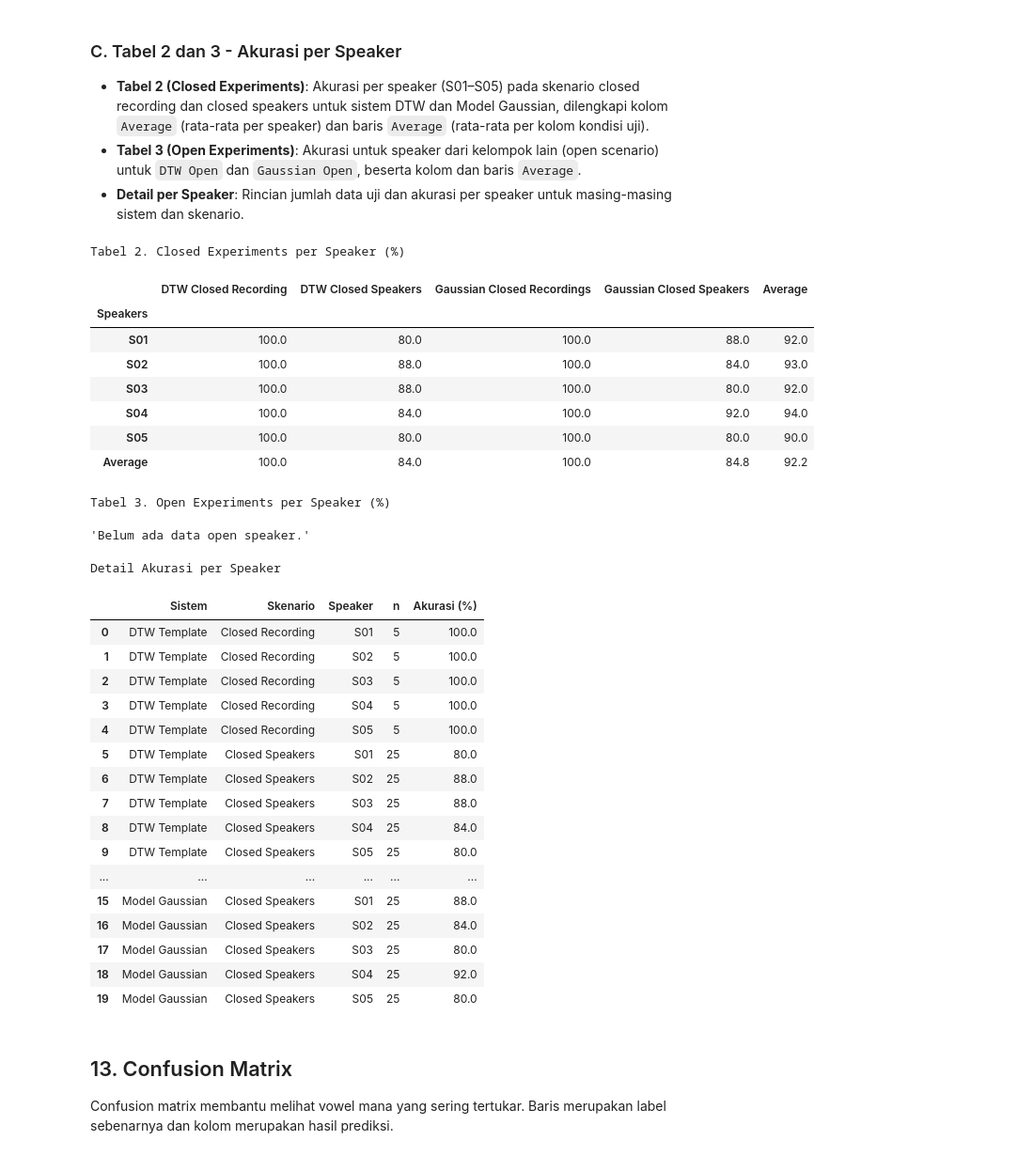
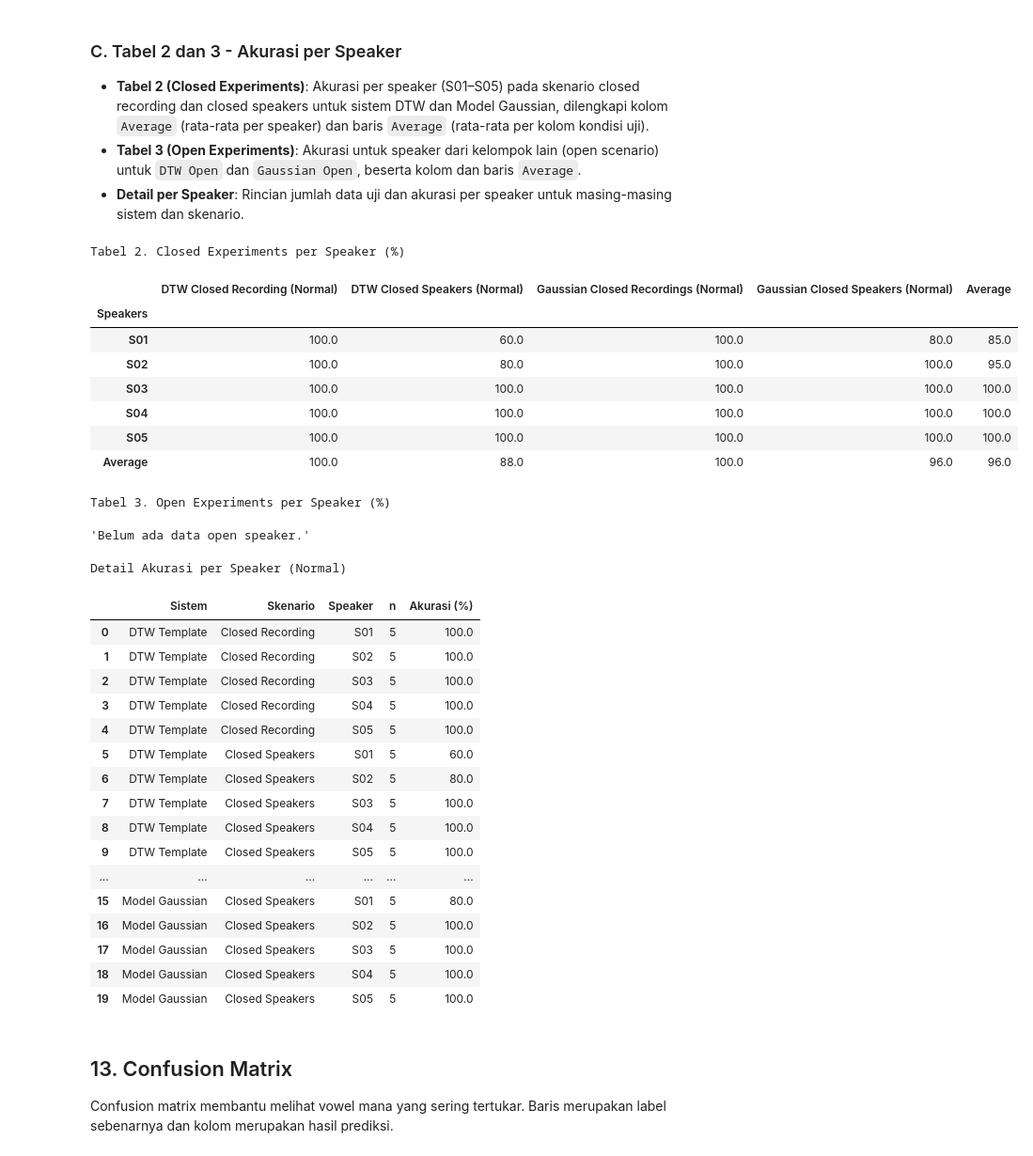
Before and after one commit to naomirisaka/Pengenalan_Vowel_Bahasa_Indonesia, a Jupyter notebook: main.ipynb, the cells around one changed output. Shown at 94% size. Saved outputs shown, nothing was run; the diff lists cells and outputs as text; code cells hidden in the pictures.

```diff
--- a/main.ipynb
+++ b/main.ipynb
@@ -558,18 +560,30 @@ Rata-rata dihitung dari skenario yang tersedia. Skenario open dilewati jika fold
 Akurasi = (jumlah prediksi benar / jumlah seluruh data uji) x 100%. Nilai rata-rata pada tabel dihitung dari skenario yang memiliki data hasil.
 # %%
 from src.evaluate import (
+    accuracy_per_condition,
     accuracy_per_speaker,
     accuracy_per_speaker_closed,
     accuracy_per_speaker_open,
     accuracy_per_vowel,
     all_confusion_matrices,
     evaluate_all,
+    filter_condition,
     overall_accuracy,
 )
 
-print("Skenario:", ", ".join(sorted(results["scenario"].unique())))
+# Tabel utama hanya memakai rekaman kondisi normal (sesuai spesifikasi)
+results_normal = filter_condition(results, "normal")
 
-ringkasan = overall_accuracy(results)
-display(ringkasan.round(2))
+
+def label_normal(table):
+    """Tandai kolom skenario sebagai kondisi normal."""
+    return table.rename(columns=lambda c: c if c in ("Average", "Rata-rata") else f"{c} (Normal)")
+
+
+print("Skenario:", ", ".join(sorted(results_normal["scenario"].unique())))
+print(f"Jumlah prediksi normal: {len(results_normal)} dari {len(results)}")
+
+ringkasan = overall_accuracy(results_normal)
+display(label_normal(ringkasan).round(2))
 # %% [output]
 Skenario: closed_recording, closed_speaker
@@ -600,48 +615,48 @@ display(table1.round(2))
 - **Tabel 3 (Open Experiments)**: Akurasi untuk speaker dari kelompok lain (open scenario) untuk `DTW Open` dan `Gaussian Open`, beserta kolom dan baris `Average`.
 - **Detail per Speaker**: Rincian jumlah data uji dan akurasi per speaker untuk masing-masing sistem dan skenario.
 # %%
-table2 = accuracy_per_speaker_closed(results)
-table3 = accuracy_per_speaker_open(results)
-table_detail = accuracy_per_speaker(results)
+table2 = accuracy_per_speaker_closed(results_normal)
+table3 = accuracy_per_speaker_open(results_normal)
+table_detail = accuracy_per_speaker(results_normal)
 
 print("Tabel 2. Closed Experiments per Speaker (%)")
-display(table2.round(2))
+display(label_normal(table2).round(2))
 
 print("\nTabel 3. Open Experiments per Speaker (%)")
-display(table3.round(2) if not table3.empty else "Belum ada data open speaker.")
+display(label_normal(table3).round(2) if not table3.empty else "Belum ada data open speaker.")
 
-print("\nDetail Akurasi per Speaker")
+print("\nDetail Akurasi per Speaker (Normal)")
 display(table_detail.round(2))
 # %% [output]
 Tabel 2. Closed Experiments per Speaker (%)
-|  | DTW Closed Recording | DTW Closed Speakers | Gaussian Closed Recordings | Gaussian Closed Speakers | Average |
+|  | DTW Closed Recording (Normal) | DTW Closed Speakers (Normal) | Gaussian Closed Recordings (Normal) | Gaussian Closed Speakers (Normal) | Average |
 | Speakers |  |  |  |  |  |
-| S01 | 100.0 | 80.0 | 100.0 | 88.0 | 92.0 |
-| S02 | 100.0 | 88.0 | 100.0 | 84.0 | 93.0 |
-| S03 | 100.0 | 88.0 | 100.0 | 80.0 | 92.0 |
-| S04 | 100.0 | 84.0 | 100.0 | 92.0 | 94.0 |
-| S05 | 100.0 | 80.0 | 100.0 | 80.0 | 90.0 |
-| Average | 100.0 | 84.0 | 100.0 | 84.8 | 92.2 |
+| S01 | 100.0 | 60.0 | 100.0 | 80.0 | 85.0 |
+| S02 | 100.0 | 80.0 | 100.0 | 100.0 | 95.0 |
+| S03 | 100.0 | 100.0 | 100.0 | 100.0 | 100.0 |
+| S04 | 100.0 | 100.0 | 100.0 | 100.0 | 100.0 |
+| S05 | 100.0 | 100.0 | 100.0 | 100.0 | 100.0 |
+| Average | 100.0 | 88.0 | 100.0 | 96.0 | 96.0 |
 Tabel 3. Open Experiments per Speaker (%)
 'Belum ada data open speaker.'
-Detail Akurasi per Speaker
+Detail Akurasi per Speaker (Normal)
 |  | Sistem | Skenario | Speaker | n | Akurasi (%) |
 | 0 | DTW Template | Closed Recording | S01 | 5 | 100.0 |
 | 1 | DTW Template | Closed Recording | S02 | 5 | 100.0 |
 | 2 | DTW Template | Closed Recording | S03 | 5 | 100.0 |
 | 3 | DTW Template | Closed Recording | S04 | 5 | 100.0 |
 | 4 | DTW Template | Closed Recording | S05 | 5 | 100.0 |
-| 5 | DTW Template | Closed Speakers | S01 | 25 | 80.0 |
-| 6 | DTW Template | Closed Speakers | S02 | 25 | 88.0 |
-| 7 | DTW Template | Closed Speakers | S03 | 25 | 88.0 |
-| 8 | DTW Template | Closed Speakers | S04 | 25 | 84.0 |
-| 9 | DTW Template | Closed Speakers | S05 | 25 | 80.0 |
+| 5 | DTW Template | Closed Speakers | S01 | 5 | 60.0 |
+| 6 | DTW Template | Closed Speakers | S02 | 5 | 80.0 |
+| 7 | DTW Template | Closed Speakers | S03 | 5 | 100.0 |
+| 8 | DTW Template | Closed Speakers | S04 | 5 | 100.0 |
+| 9 | DTW Template | Closed Speakers | S05 | 5 | 100.0 |
 | ... | ... | ... | ... | ... | ... |
-| 15 | Model Gaussian | Closed Speakers | S01 | 25 | 88.0 |
-| 16 | Model Gaussian | Closed Speakers | S02 | 25 | 84.0 |
-| 17 | Model Gaussian | Closed Speakers | S03 | 25 | 80.0 |
-| 18 | Model Gaussian | Closed Speakers | S04 | 25 | 92.0 |
-| 19 | Model Gaussian | Closed Speakers | S05 | 25 | 80.0 |
+| 15 | Model Gaussian | Closed Speakers | S01 | 5 | 80.0 |
+| 16 | Model Gaussian | Closed Speakers | S02 | 5 | 100.0 |
+| 17 | Model Gaussian | Closed Speakers | S03 | 5 | 100.0 |
+| 18 | Model Gaussian | Closed Speakers | S04 | 5 | 100.0 |
+| 19 | Model Gaussian | Closed Speakers | S05 | 5 | 100.0 |
 # %% [markdown]
 ## 13. Confusion Matrix
 
```
Also changed, not shown: parts of 16 cells of this notebook.
